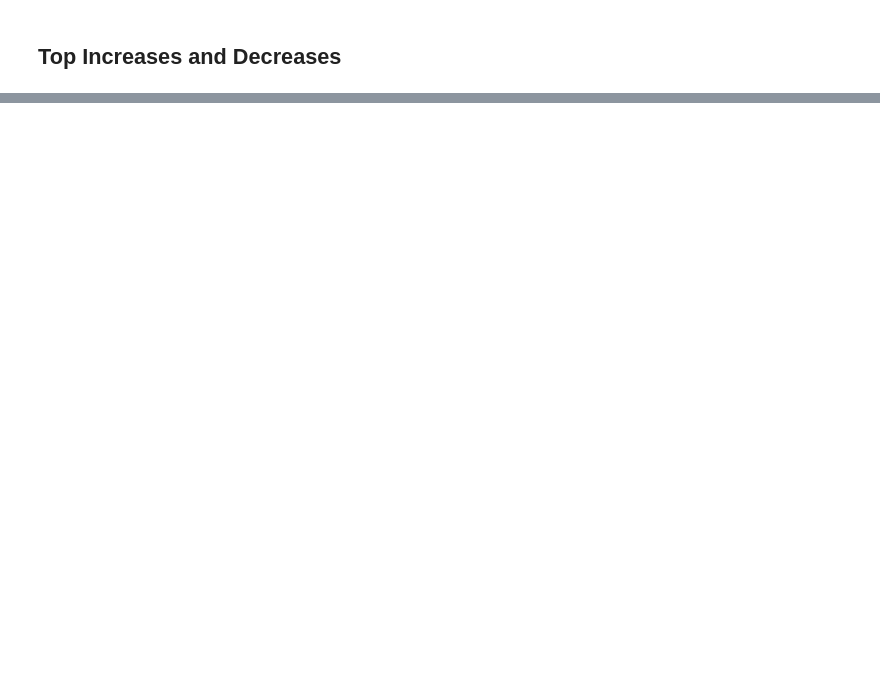
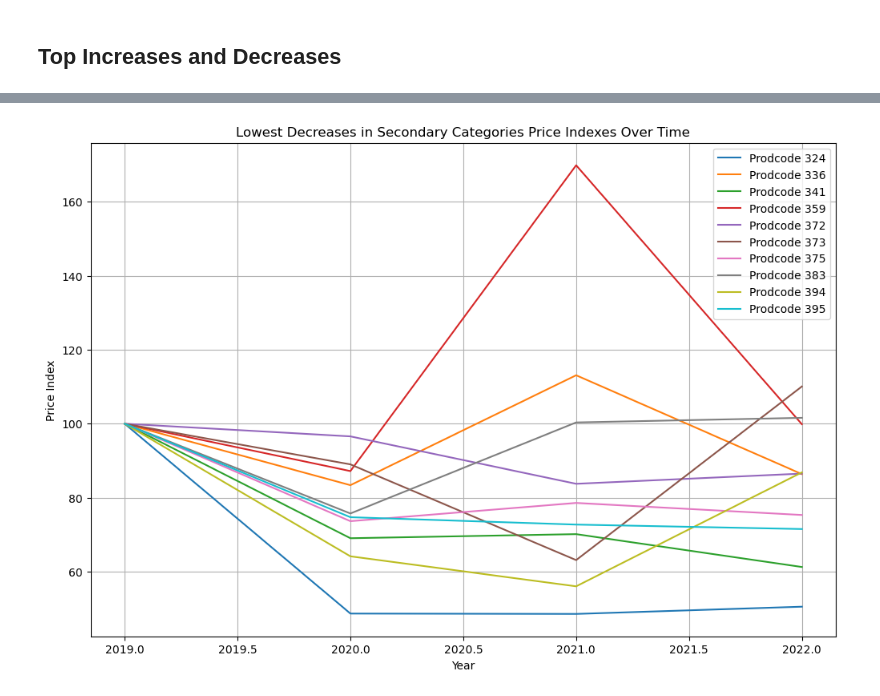
Before and after one commit to roykisluk/Inflation-Heterogeneity, a Jupyter notebook: indexing.ipynb, the cells around one changed output, grey strips where cells are left out. Cells and saved outputs as stored; diff of their text form; code cells hidden in the pictures; blank space fills up the shorter version.

```diff
--- a/indexing.ipynb
+++ b/indexing.ipynb
@@ -382,0 +339,20 @@ plt.show()
+# %%
+# Plot lowest decreases in secondary categories price indexes over time
+plt.figure(figsize=(12, 8))
+
+# Filter for lowest decreases
+lowest_decreases = combined_secondary_df.groupby('prodcode')['price_index'].min().nsmallest(top_n).index
+filtered_df_lowest = combined_secondary_df[combined_secondary_df['prodcode'].isin(lowest_decreases)]
+
+for prodcode in filtered_df_lowest['prodcode'].unique():
+    df_prodcode = filtered_df_lowest[filtered_df_lowest['prodcode'] == prodcode]
+    plt.plot(df_prodcode['Year'], df_prodcode['price_index'], label=f'Prodcode {prodcode}')
+
+plt.xlabel('Year')
+plt.ylabel('Price Index')
+plt.title('Lowest Decreases in Secondary Categories Price Indexes Over Time')
+plt.legend()
+plt.grid(True)
+plt.show()
+# %% [output]
+[figure, added]
```
Also changed, not shown: parts of 8 cells of this notebook, 4 other files.
